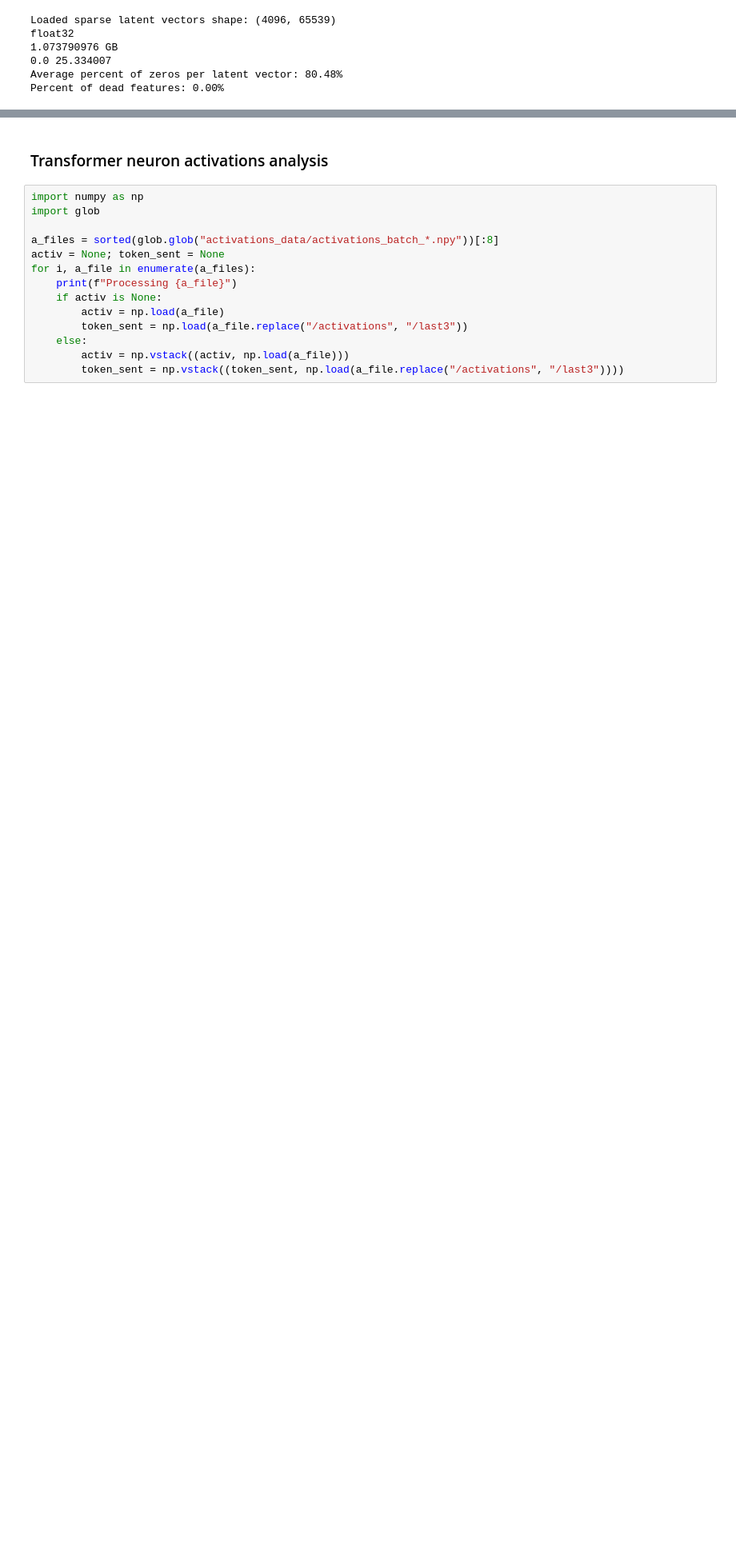
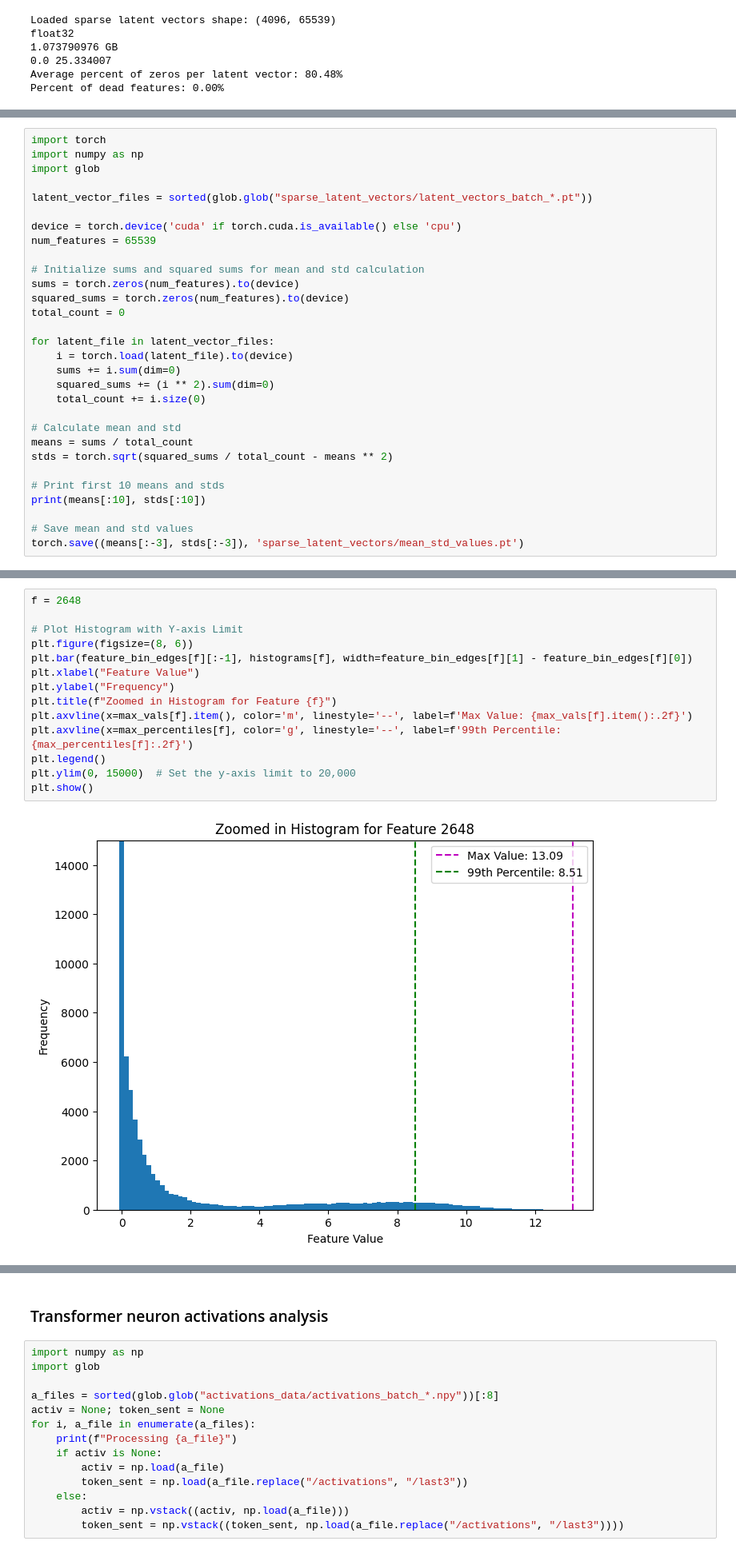
Before and after one commit to reedmayhew18/sae, a Jupyter notebook: scale_monosemant_analysis.ipynb, the cells around one changed output, grey strips where cells are left out. Shown at 80% size. Cells and saved outputs as stored; diff of their text form; blank space fills up the shorter version.

```diff
--- a/scale_monosemant_analysis.ipynb
+++ b/scale_monosemant_analysis.ipynb
@@ -546,0 +558,30 @@ torch.save((min_vals[:-3], max_vals[:-3]), 'sparse_latent_vectors/min_max_values
+# %%
+import torch
+import numpy as np
+import glob
+
+latent_vector_files = sorted(glob.glob("sparse_latent_vectors/latent_vectors_batch_*.pt"))
+
+device = torch.device('cuda' if torch.cuda.is_available() else 'cpu')
+num_features = 65539
+
+# Initialize sums and squared sums for mean and std calculation
+sums = torch.zeros(num_features).to(device)
+squared_sums = torch.zeros(num_features).to(device)
+total_count = 0
+
+for latent_file in latent_vector_files:
+    i = torch.load(latent_file).to(device)
+    sums += i.sum(dim=0)
+    squared_sums += (i ** 2).sum(dim=0)
+    total_count += i.size(0)
+
+# Calculate mean and std
+means = sums / total_count
+stds = torch.sqrt(squared_sums / total_count - means ** 2)
+
+# Print first 10 means and stds
+print(means[:10], stds[:10])
+
+# Save mean and std values
+torch.save((means[:-3], stds[:-3]), 'sparse_latent_vectors/mean_std_values.pt')
@@ -546,0 +727,16 @@ torch.save((min_vals[:-3], max_vals[:-3]), 'sparse_latent_vectors/min_max_values
+# %%
+f = 2648
+
+# Plot Histogram with Y-axis Limit
+plt.figure(figsize=(8, 6))
+plt.bar(feature_bin_edges[f][:-1], histograms[f], width=feature_bin_edges[f][1] - feature_bin_edges[f][0])
+plt.xlabel("Feature Value")
+plt.ylabel("Frequency")
+plt.title(f"Zoomed in Histogram for Feature {f}")
+plt.axvline(x=max_vals[f].item(), color='m', linestyle='--', label=f'Max Value: {max_vals[f].item():.2f}')
+plt.axvline(x=max_percentiles[f], color='g', linestyle='--', label=f'99th Percentile: {max_percentiles[f]:.2f}')
+plt.legend()
+plt.ylim(0, 15000)  # Set the y-axis limit to 20,000
+plt.show()
+# %% [output]
+[figure, added]
```
Also changed, not shown: parts of 12 cells of this notebook, 18 other files.
